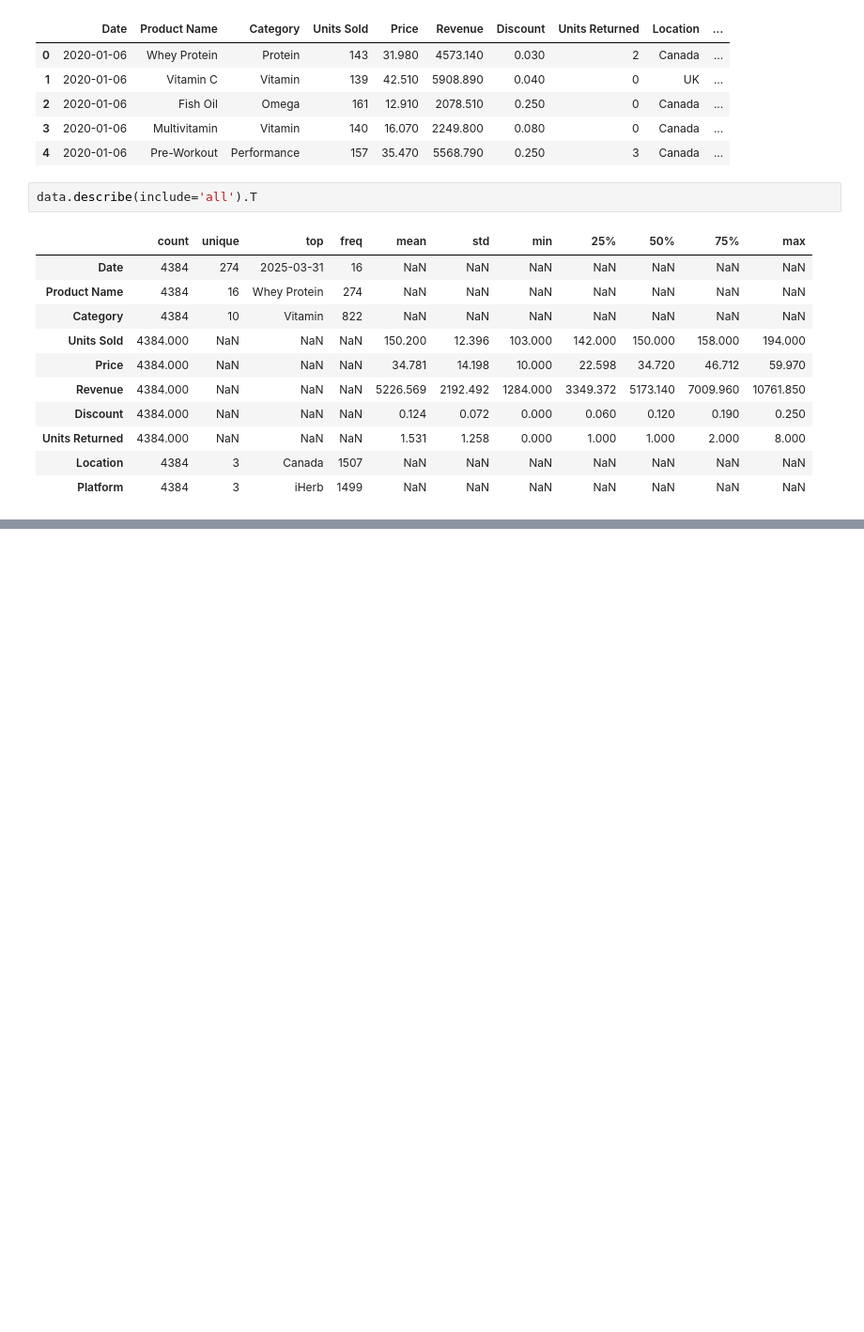
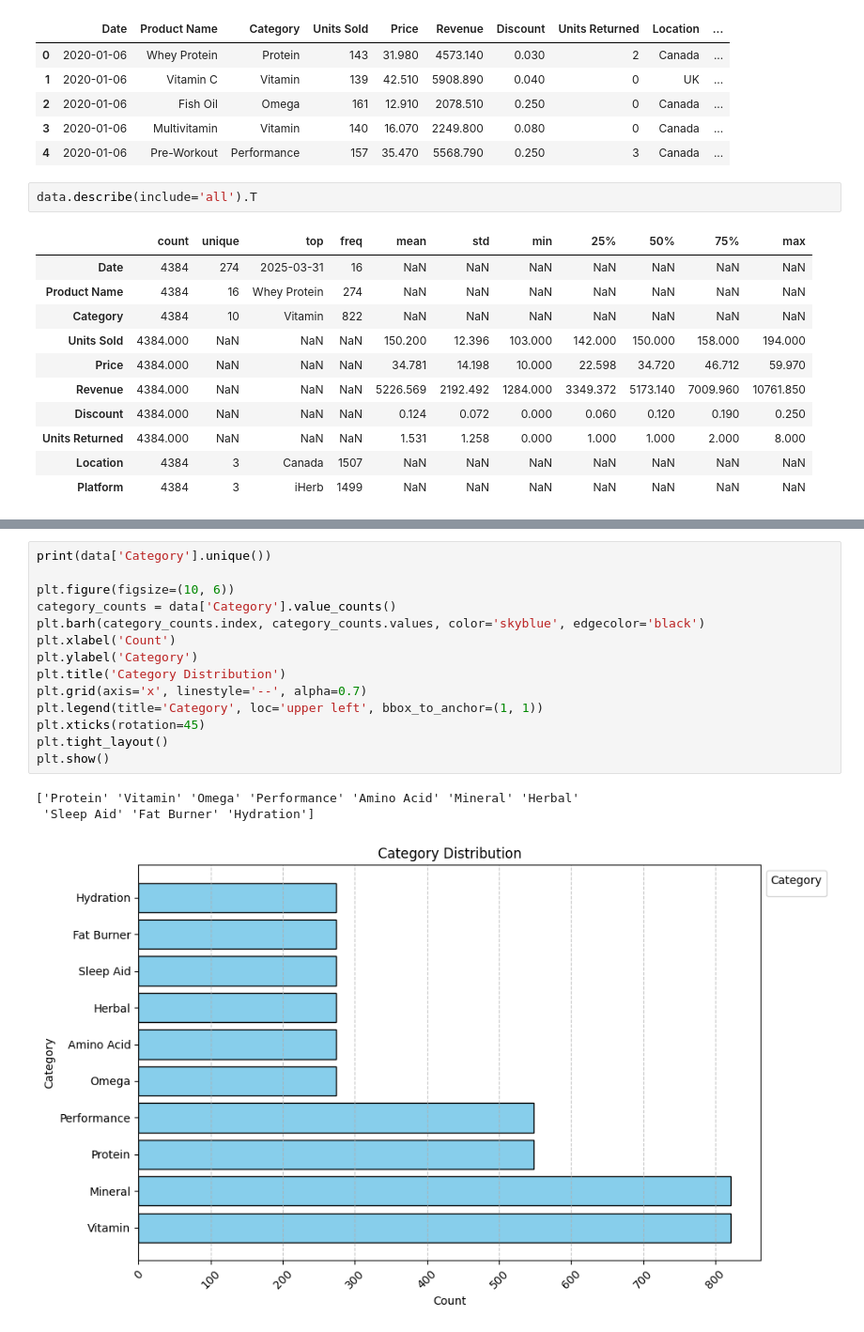
Before and after one commit to MrRezamo/Supplement_Sales_Data_Analysis, a Jupyter notebook: Project/main.ipynb, the cells around one changed output, grey strips where cells are left out. Shown: that part at 94% size. Drawn from its saved outputs; the diff is of its cells as text; blank space fills up the shorter version.

```diff
--- a/Project/main.ipynb
+++ b/Project/main.ipynb
@@ -66,0 +145,18 @@ data.describe(include='all').T
+# %%
+print(data['Category'].unique())
+
+plt.figure(figsize=(10, 6))
+category_counts = data['Category'].value_counts()
+plt.barh(category_counts.index, category_counts.values, color='skyblue', edgecolor='black')
+plt.xlabel('Count')
+plt.ylabel('Category')
+plt.title('Category Distribution')
+plt.grid(axis='x', linestyle='--', alpha=0.7)
+plt.legend(title='Category', loc='upper left', bbox_to_anchor=(1, 1))
+plt.xticks(rotation=45)
+plt.tight_layout()
+plt.show()
+# %% [output]
+['Protein' 'Vitamin' 'Omega' 'Performance' 'Amino Acid' 'Mineral' 'Herbal'
+ 'Sleep Aid' 'Fat Burner' 'Hydration']
+[figure, added]
```
Also changed, not shown: parts of 6 cells of this notebook.
